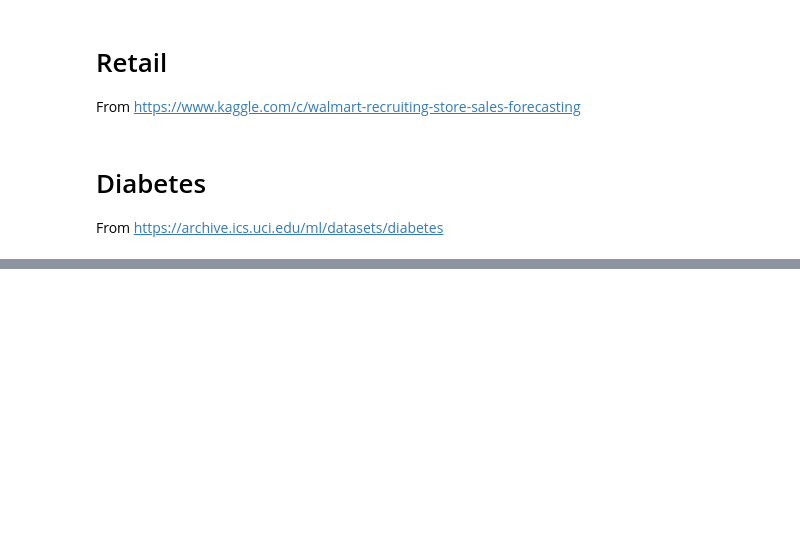
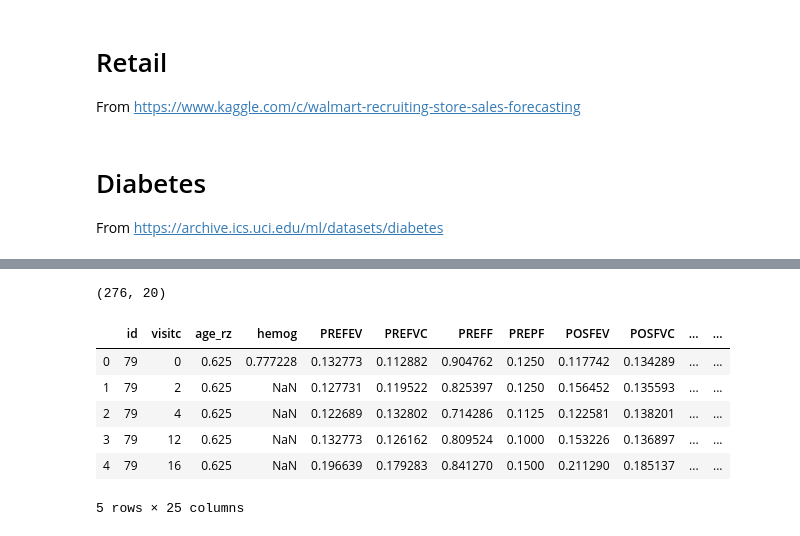
Before and after one commit to lakshmimuru/SeniorThesis, a Jupyter notebook: datasets/cleaning.ipynb, the cells around one changed output, grey strips where cells are left out. Cells and saved outputs as stored; diff of their text form; code cells hidden in the pictures; blank space fills up the shorter version.

Commit message:
Add asthma data

```diff
--- a/datasets/cleaning.ipynb
+++ b/datasets/cleaning.ipynb
@@ -258,0 +281,49 @@ np.save('diabetes/mask.npy', mask_diab)
+# %%
+df = pd.read_csv('asthma/camp_teach.csv')
+#keep control (C) and ID 79 bud (A)
+df = pd.concat([df[df['id'] == 79], df[df['TG'] == 'C']])
+
+li_final = []
+for idx in df.id.unique():
+    df_idx = df[df['id'] == idx]
+    dic_list = []
+    for date in df.visitc.unique():
+        if date not in df_idx.visitc.unique():
+            dic = {'id': idx, 'visitc': date}
+            dic_list.append(dic)
+
+    rows = pd.DataFrame.from_dict(dic_list)
+    df_idx_ = df_idx.append(rows, ignore_index = True, sort = True)
+    li_final.append(df_idx_)
+
+df = pd.concat(li_final)
+df
+
+continuous_features = ['age_rz', 'hemog', 'PREFEV', 'PREFVC', 'PREFF', 'PREPF', 'POSFEV', 'POSFVC',
+                      'POSFF', 'POSPF', 'PREFEVPP', 'PREFVCPP', 'POSFEVPP', 'POSFVCPP', 'wbc', 'agehome']
+discrete_features = ['GENDER', 'ETHNIC', 'anypet', 'woodstove', 'dehumid', 'parent_smokes', 'any_smokes']
+state = ['id']
+time = ['visitc'] #choose months
+df = df[state + time + continuous_features + discrete_features] #state, time, continuous features, discrete features
+
+
+scaler = MinMaxScaler()
+scaler.fit(df.loc[:, df.columns.isin(continuous_features)])
+features = scaler.transform(df.loc[:, df.columns.isin(continuous_features)])
+df.loc[:, df.columns.isin(continuous_features)] = features
+
+n_state = len(df.id.unique()) #number of units
+n_time = len(df.visitc.unique()) #number of time steps
+n_state, n_time
+# %% [output]
+(276, 20)
+# %%
+df.head()
+# %% [output]
+|  | id | visitc | age_rz | hemog | PREFEV | PREFVC | PREFF | PREPF | POSFEV | POSFVC | ... | ... |
+| 0 | 79 | 0 | 0.625 | 0.777228 | 0.132773 | 0.112882 | 0.904762 | 0.1250 | 0.117742 | 0.134289 | ... | ... |
+| 1 | 79 | 2 | 0.625 | NaN | 0.127731 | 0.119522 | 0.825397 | 0.1250 | 0.156452 | 0.135593 | ... | ... |
+| 2 | 79 | 4 | 0.625 | NaN | 0.122689 | 0.132802 | 0.714286 | 0.1125 | 0.122581 | 0.138201 | ... | ... |
+| 3 | 79 | 12 | 0.625 | NaN | 0.132773 | 0.126162 | 0.809524 | 0.1000 | 0.153226 | 0.136897 | ... | ... |
+| 4 | 79 | 16 | 0.625 | NaN | 0.196639 | 0.179283 | 0.841270 | 0.1500 | 0.211290 | 0.185137 | ... | ... |
+5 rows × 25 columns
```
Also changed, not shown: parts of 7 cells of this notebook, 5 other files.
